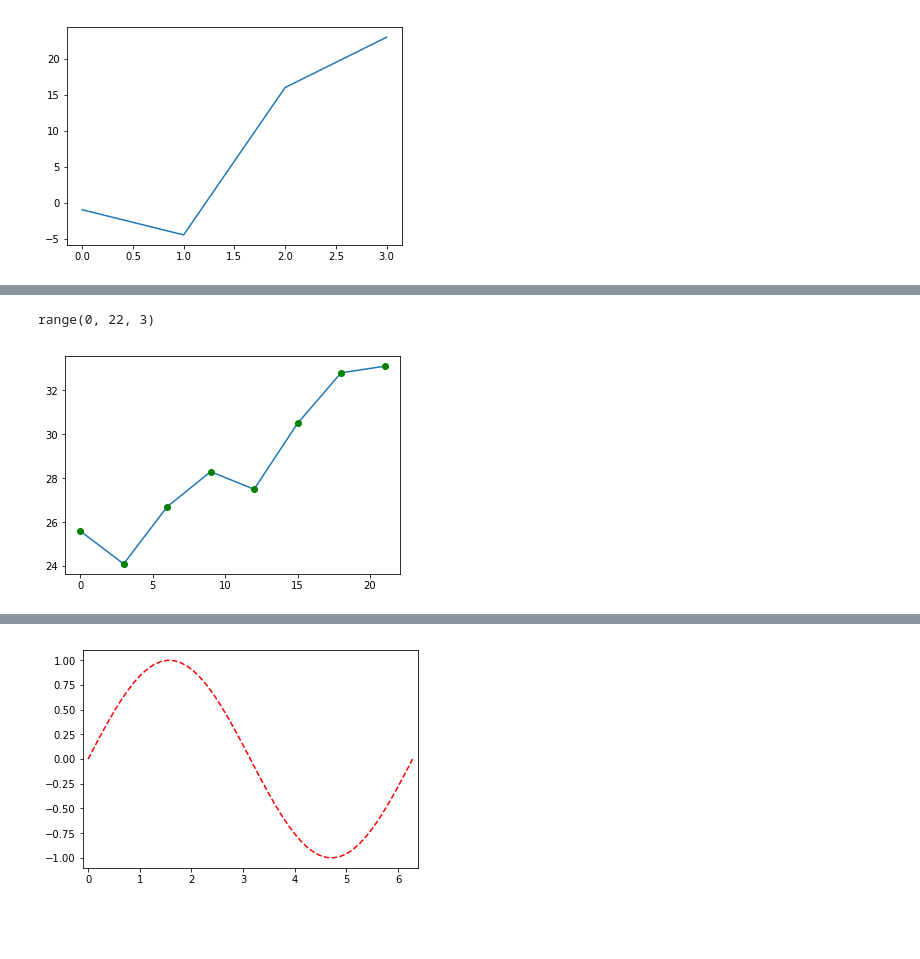
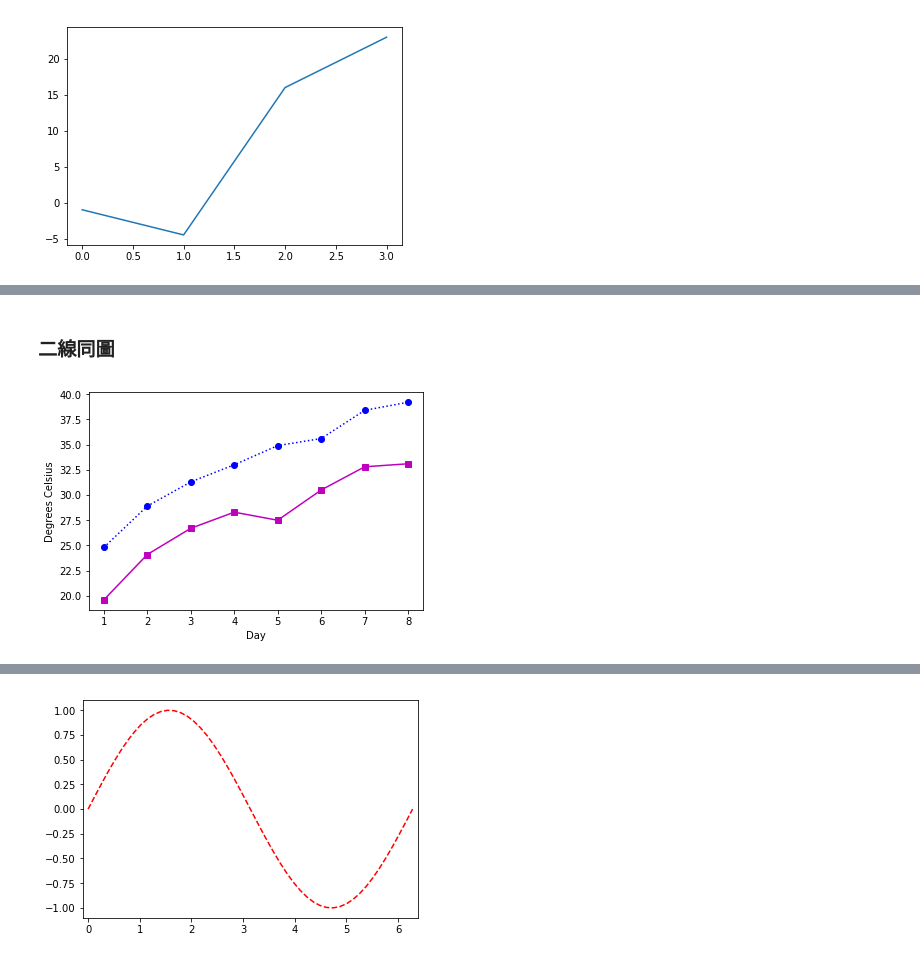
Before and after one commit to jc7qx/pylearning, a Jupyter notebook: matplotlib.ipynb, the cells around one changed output, grey strips where cells are left out. Saved outputs shown, nothing was run; the diff lists cells and outputs as text; code cells hidden in the pictures; blank space fills up the shorter version.

```diff
--- a/matplotlib.ipynb
+++ b/matplotlib.ipynb
@@ -28,11 +162,14 @@ plt.show()
+# %% [markdown]
+### 二線同圖
 # %%
 import matplotlib.pyplot as plt
-days = range(0,22,3)
-print(days)
-cel_values = [25.6, 24.1, 26.7, 28.3, 27.5, 30.5, 32.8, 33.1]
-plt.plot(days, cel_values)
-plt.plot(days, cel_values, "og")
+days = list(range(1,9))
+celsius_min = [19.6, 24.1, 26.7, 28.3, 27.5, 30.5, 32.8, 33.1]
+celsius_max = [24.8, 28.9, 31.3, 33.0, 34.9, 35.6, 38.4, 39.2]
+plt.xlabel('Day')                      # x軸標題
+plt.ylabel('Degrees Celsius') # y軸標題
+plt.plot(days, celsius_min, "sm-")
+plt.plot(days, celsius_max, "bo:")
 plt.show()
 # %% [output]
-range(0, 22, 3)
-[figure, old version]
+[figure, new version]
```
Also changed, not shown: parts of 36 cells of this notebook, 3 other files.
